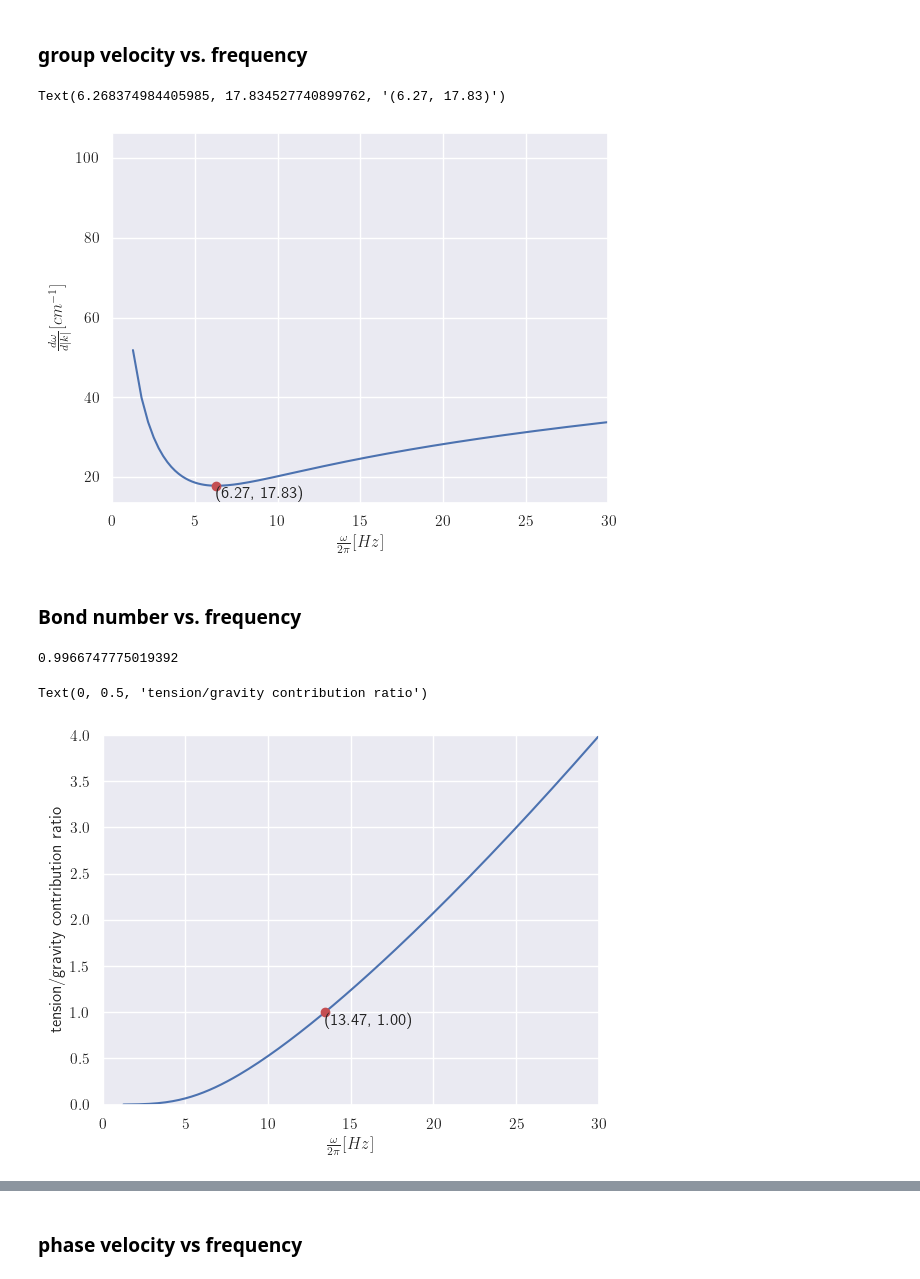
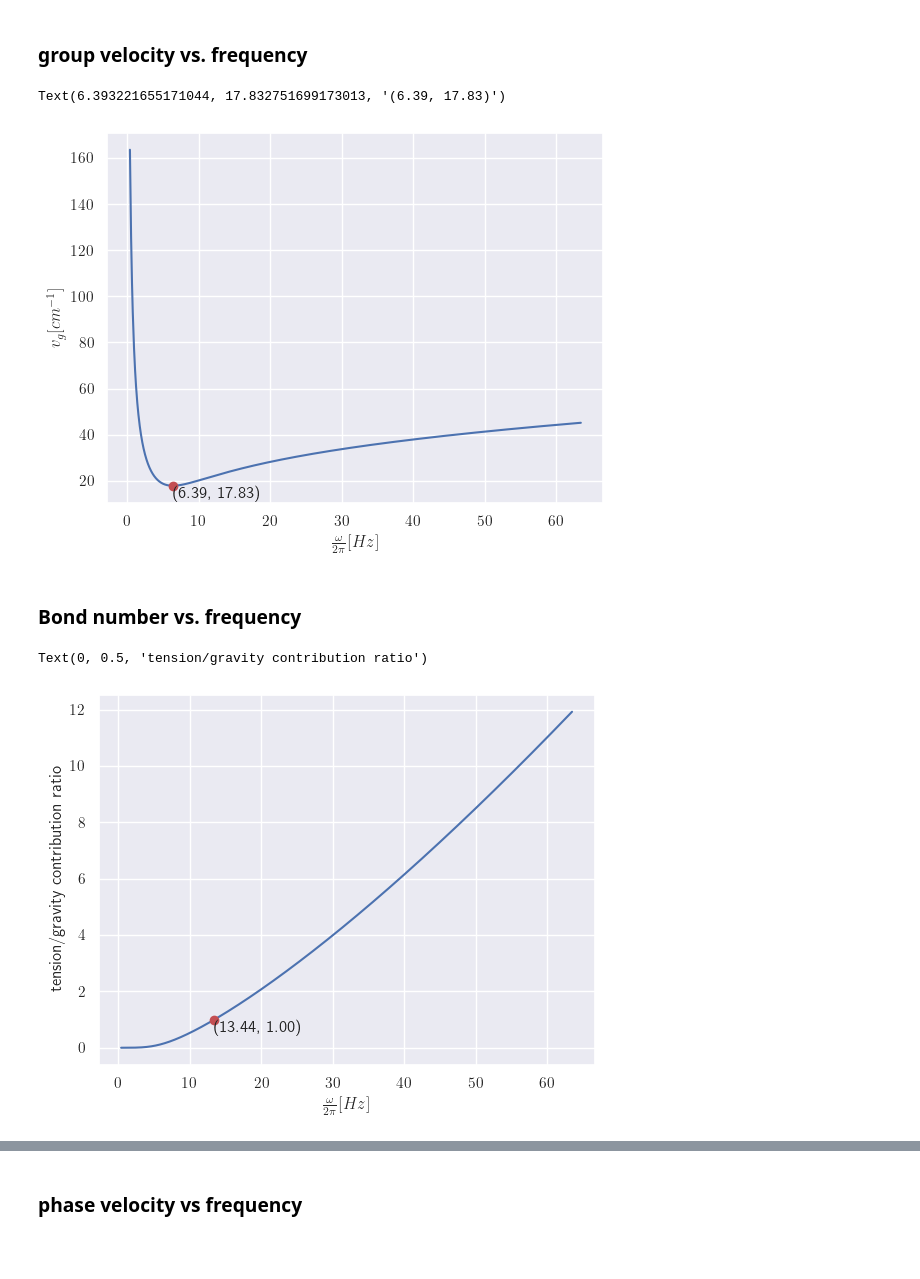
Before and after one commit to InbarMaimon/ProjectAquarium, a Jupyter notebook: notes/wave_maker/wave_maker_theory.ipynb, the cells around one changed output, grey strips where cells are left out. Cells and saved outputs as stored; diff of their text form; code cells hidden in the pictures; blank space fills up the shorter version.

```diff
--- a/notes/wave_maker/wave_maker_theory.ipynb
+++ b/notes/wave_maker/wave_maker_theory.ipynb
@@ -99,6 +121,33 @@ omegas = np.array([solve_for_k(k) for k in ks])[:,0]
 # %%
 frequencies = np.real(omegas)/(2*pi)
 decay_rates = np.imag(omegas)
+# %%
+# alternative no decay
+
+ks_abs_alt = np.zeros(len(omegas))
+
+for i in range(N):
+    f = frequencies[i]
+    def dispersion_kp(k):
+        return (g0*k + (tau/rho)*k**3)*np.tanh(H*k) - (2*pi*f)**2
+
+    if f < 13.45:
+        k_p_guess = (2*pi*f)**2 / g0
+    else:
+        k_p_guess = ((2*pi*f)**2 * rho/tau)**(1/3)
+    k_lbound = k_p_guess/3
+    k_rbound = 3*k_p_guess
+
+    sol = sp.optimize.root_scalar(
+        dispersion_kp, x0=k_p_guess,
+        bracket=[k_lbound, k_rbound],
+        method="brentq"
+        )
+
+    # error checking
+    if not sol.converged:
+        raise RuntimeError(f"Root not found for k_p")
+    ks_abs_alt[i] = sol.root
 # %% [markdown]
 ### dispersion (inverted): wavenumber vs. frequency
 # %%
@@ -113,36 +205,35 @@ Text(0, 0.5, '$\\frac{|k|}{2\\pi} [cm^{-1}]$')
 # %% [markdown]
 ### group velocity vs. frequency
 # %%
-dwdks = np.diff(frequencies)/np.diff(norm(ks, axis=-1)/(2*np.pi)/100)
+dwdks = np.diff(frequencies)/np.diff(norm(k_ps, axis=-1)/(2*np.pi)/100)
 plt.plot(frequencies[:-1], dwdks)
-plt.xlim(0, 30)
+# plt.xlim(0, 30)
 plt.xlabel(r"$\frac{\omega}{2\pi} [Hz]$")
 # plt.ylim(0,0.1)
-plt.ylabel(r"$\frac{d\omega}{d|k|} [cm^{-1}]$")
+plt.ylabel(r"$v_g [cm^{-1}]$")
 i_min = np.argmin(dwdks)
 w_min = frequencies[i_min]
 v_min = dwdks[i_min]
 plt.plot([w_min], [v_min], 'ro')
 plt.text(w_min, v_min, f"({w_min:.2f}, {v_min:.2f})", fontsize=12, ha='left', va='top')
 # %% [output]
-Text(6.268374984405985, 17.834527740899762, '(6.27, 17.83)')
+Text(6.393221655171044, 17.832751699173013, '(6.39, 17.83)')
-[figure, old version]
+[figure, new version]
 # %% [markdown]
 ### Bond number vs. frequency
 # %%
-Bo = rho*g0 / (tau * ks**2)
+Bo = rho*g0 / (tau * k_ps**2)
 plt.plot(frequencies, 1/Bo)
 i_equal = np.argmin((Bo-1)**2)
-w_equal = frequencies[i_equal]
+f_equal = frequencies[i_equal]
 Bo_equal = Bo[i_equal][0]
 print(Bo_equal)
-plt.plot([w_equal], [Bo_equal], 'ro')
-plt.text(w_equal, Bo_equal, f"({w_equal:.2f}, {Bo_equal:.2f})", fontsize=12, ha='left', va='top')
-plt.xlim(0, 30)
-plt.ylim(0, 4)
+plt.plot([f_equal], [Bo_equal], 'ro')
+plt.text(f_equal, Bo_equal, f"({f_equal:.2f}, {Bo_equal:.2f})", fontsize=12, ha='left', va='top')
+# plt.xlim(0, 30)
+# plt.ylim(0, 4)
 plt.xlabel(r"$\frac{\omega}{2\pi} [Hz]$")
 plt.ylabel("tension/gravity contribution ratio")
 # %% [output]
-0.9966747775019392
+Text(0, 0.5, 'tension/gravity contribution ratio')
-Text(0, 0.5, 'tension/gravity contribution ratio')
-[figure, old version]
+[figure, new version]
```
Also changed, not shown: parts of 41 cells of this notebook, 49 other files.
